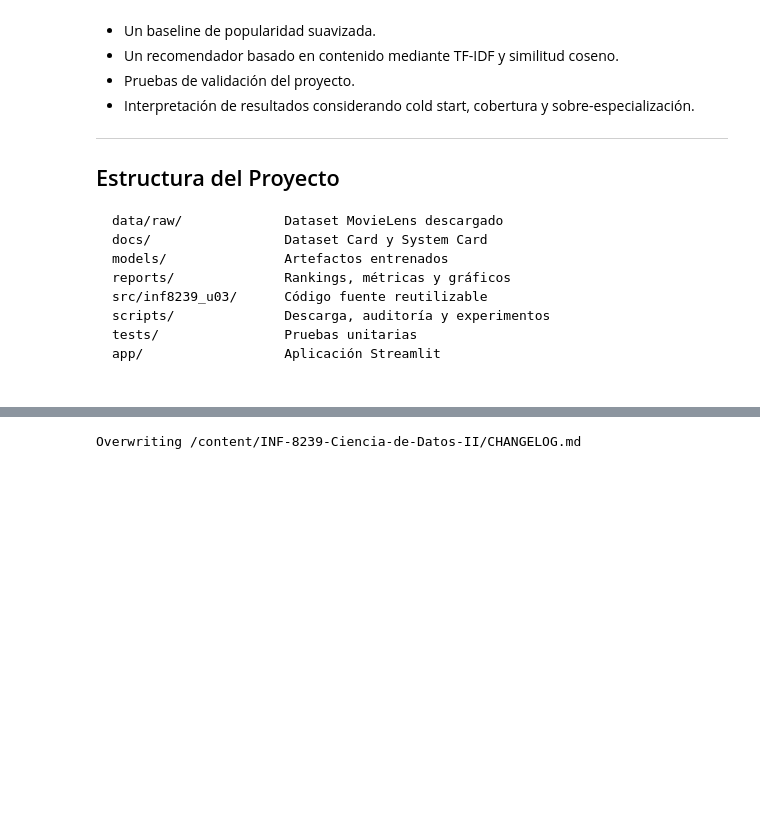
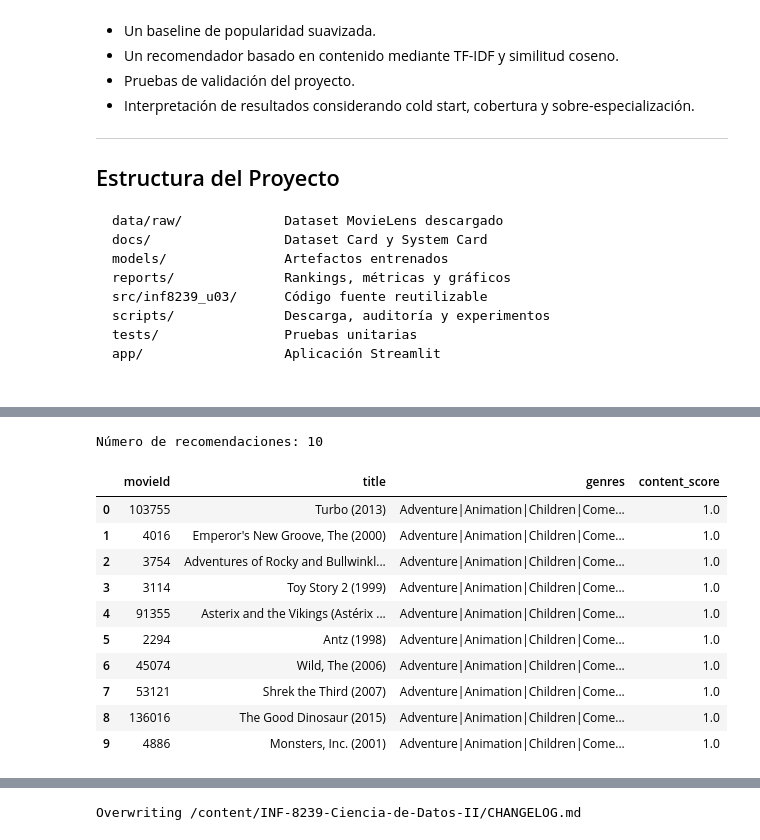
Before and after one commit to pascual-francisco/INF-8239-Ciencia-de-Datos-II, a Jupyter notebook: Unit_03_Generative_Algorithms/notebooks/U03.E05.ipynb, the cells around one changed output, grey strips where cells are left out. Cells and saved outputs as stored; diff of their text form; code cells hidden in the pictures; blank space fills up the shorter version.

```diff
--- a/Unit_03_Generative_Algorithms/notebooks/U03.E05.ipynb
+++ b/Unit_03_Generative_Algorithms/notebooks/U03.E05.ipynb
@@ -285,0 +534,22 @@ ERROR Unit_03_Generative_Algorithms/U03.E05/tests/test_metrics.py
+# %%
+# @title Celda 7 - Revisar recomendaciones por contenido
+
+import pandas as pd
+
+recs = pd.read_csv("reports/content_recommendations.csv")
+
+print(f"Número de recomendaciones: {len(recs)}")
+display(recs)
+# %% [output]
+Número de recomendaciones: 10
+|  | movieId | title | genres | content_score |
+| 0 | 103755 | Turbo (2013) | Adventure|Animation|Children|Come... | 1.0 |
+| 1 | 4016 | Emperor's New Groove, The (2000) | Adventure|Animation|Children|Come... | 1.0 |
+| 2 | 3754 | Adventures of Rocky and Bullwinkl... | Adventure|Animation|Children|Come... | 1.0 |
+| 3 | 3114 | Toy Story 2 (1999) | Adventure|Animation|Children|Come... | 1.0 |
+| 4 | 91355 | Asterix and the Vikings (Astérix ... | Adventure|Animation|Children|Come... | 1.0 |
+| 5 | 2294 | Antz (1998) | Adventure|Animation|Children|Come... | 1.0 |
+| 6 | 45074 | Wild, The (2006) | Adventure|Animation|Children|Come... | 1.0 |
+| 7 | 53121 | Shrek the Third (2007) | Adventure|Animation|Children|Come... | 1.0 |
+| 8 | 136016 | The Good Dinosaur (2015) | Adventure|Animation|Children|Come... | 1.0 |
+| 9 | 4886 | Monsters, Inc. (2001) | Adventure|Animation|Children|Come... | 1.0 |
```
Also changed, not shown: parts of 13 cells of this notebook, 1 other file.
